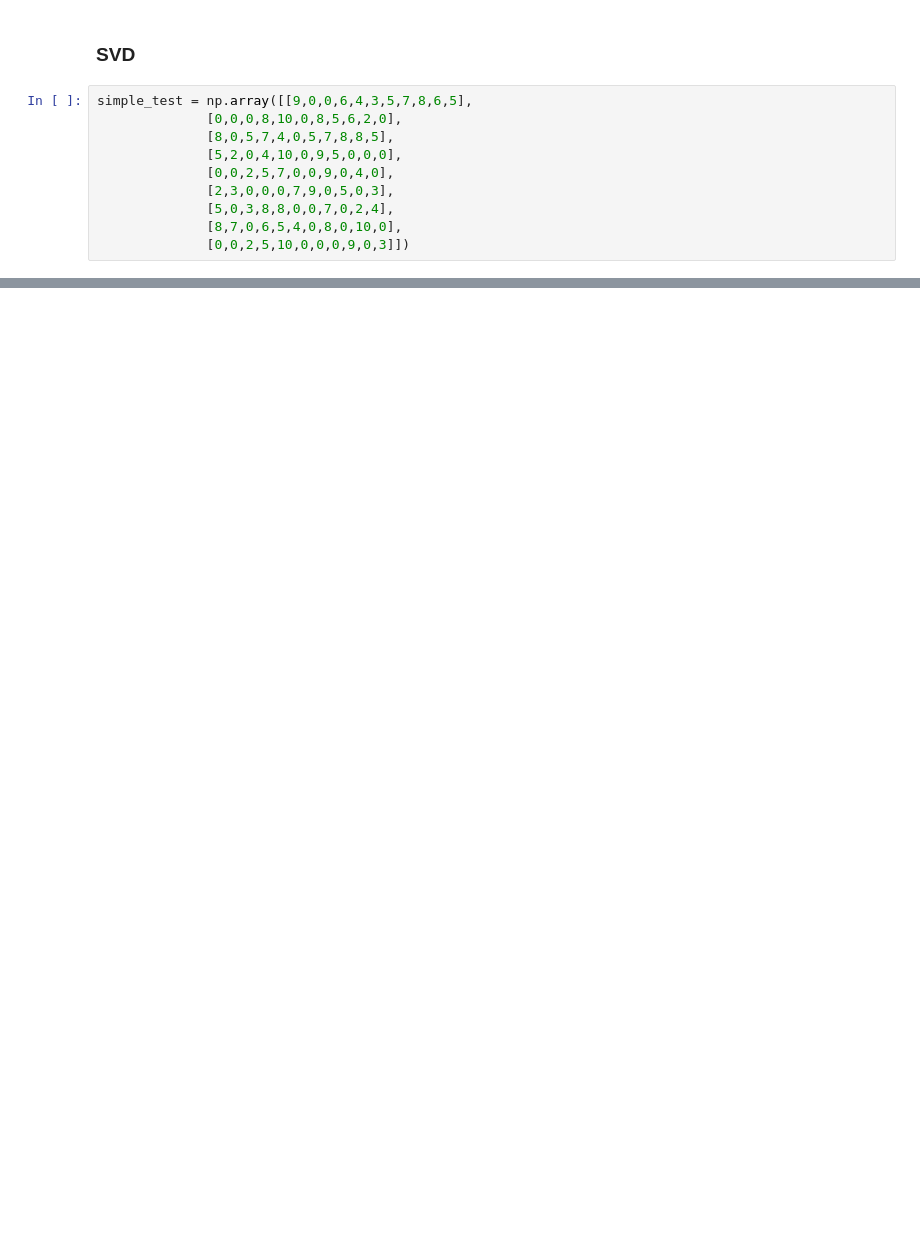
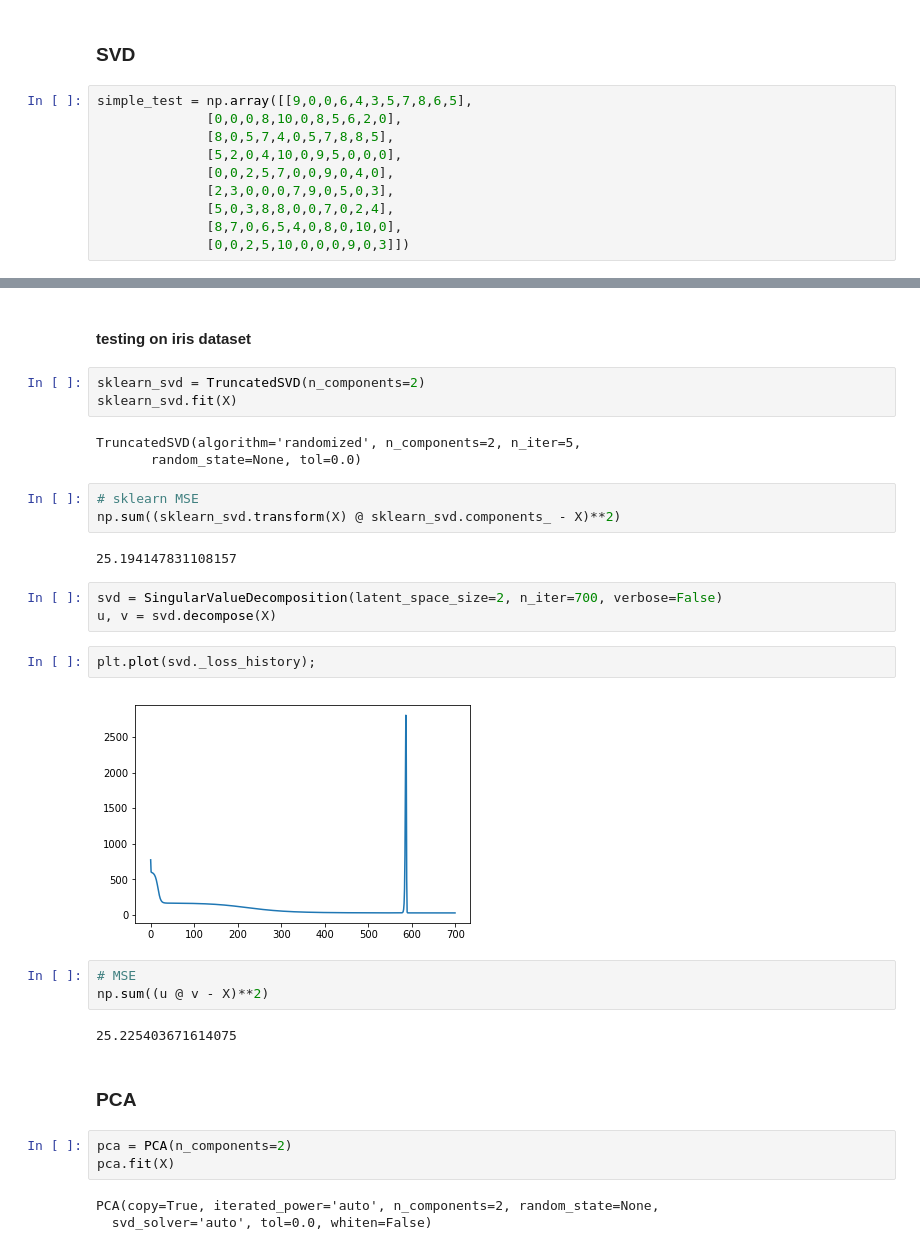
Before and after one commit to lvoursl-zz/ml-from-scratch, a Jupyter notebook: examples_unsupervised.ipynb, the cells around one changed output, grey strips where cells are left out. Saved outputs shown, nothing was run; the diff lists cells and outputs as text; blank space fills up the shorter version.

```diff
--- a/examples_unsupervised.ipynb
+++ b/examples_unsupervised.ipynb
@@ -47,0 +54,33 @@ np.sum((u @ v - simple_test)**2)
+# %% [markdown]
+#### testing on iris dataset
+# %%
+sklearn_svd = TruncatedSVD(n_components=2)
+sklearn_svd.fit(X)
+# %% [output]
+TruncatedSVD(algorithm='randomized', n_components=2, n_iter=5,
+       random_state=None, tol=0.0)
+# %%
+# sklearn MSE
+np.sum((sklearn_svd.transform(X) @ sklearn_svd.components_ - X)**2)
+# %% [output]
+25.194147831108157
+# %%
+svd = SingularValueDecomposition(latent_space_size=2, n_iter=700, verbose=False)
+u, v = svd.decompose(X)
+# %%
+plt.plot(svd._loss_history);
+# %% [output]
+[figure, added]
+# %%
+# MSE
+np.sum((u @ v - X)**2)
+# %% [output]
+25.225403671614075
+# %% [markdown]
+### PCA
+# %%
+pca = PCA(n_components=2)
+pca.fit(X)
+# %% [output]
+PCA(copy=True, iterated_power='auto', n_components=2, random_state=None,
+  svd_solver='auto', tol=0.0, whiten=False)
```
Also changed, not shown: parts of 9 cells of this notebook.
